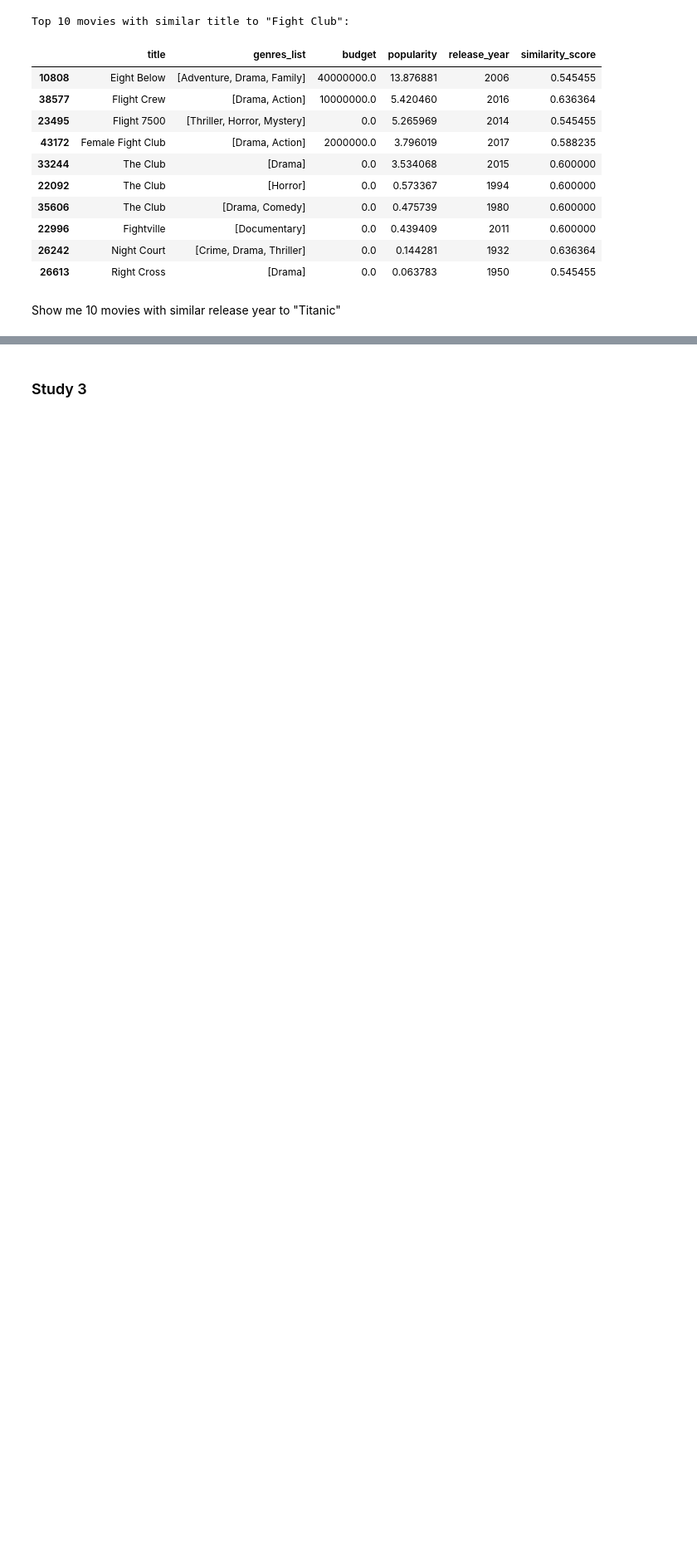
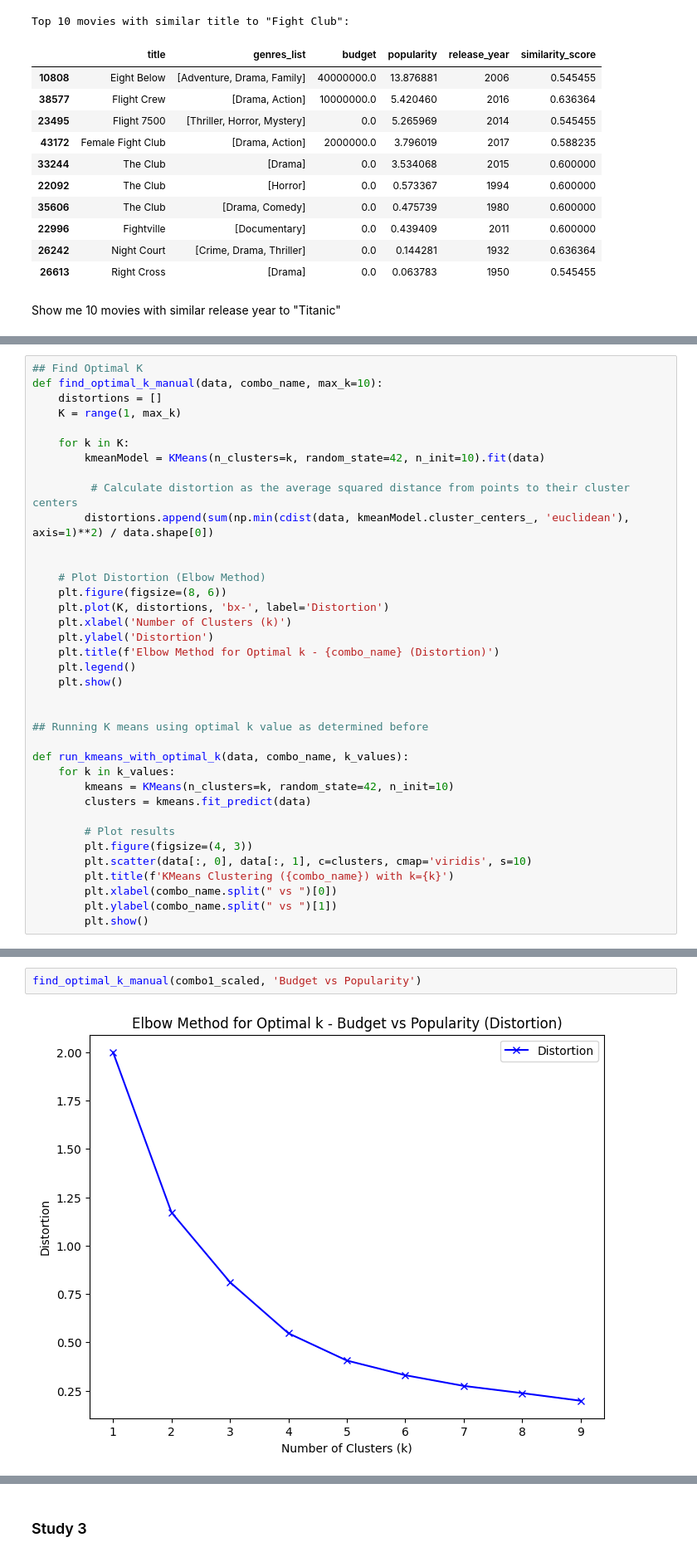
Before and after one commit to maddierioux/CSI4142_A4, a Jupyter notebook: Studies.ipynb, the cells around one changed output, grey strips where cells are left out. Shown at 83% size. Cells and saved outputs as stored; diff of their text form; blank space fills up the shorter version.

```diff
--- a/Studies.ipynb
+++ b/Studies.ipynb
@@ -588,0 +704,37 @@ Top 10 movies with similar release year to "Titanic":
+# %%
+## Find Optimal K
+def find_optimal_k_manual(data, combo_name, max_k=10):
+    distortions = []
+    K = range(1, max_k)
+
+    for k in K:
+        kmeanModel = KMeans(n_clusters=k, random_state=42, n_init=10).fit(data)
+
+         # Calculate distortion as the average squared distance from points to their cluster centers
+        distortions.append(sum(np.min(cdist(data, kmeanModel.cluster_centers_, 'euclidean'), axis=1)**2) / data.shape[0])
+
+
+    # Plot Distortion (Elbow Method)
+    plt.figure(figsize=(8, 6))
+    plt.plot(K, distortions, 'bx-', label='Distortion')
+    plt.xlabel('Number of Clusters (k)')
+    plt.ylabel('Distortion')
+    plt.title(f'Elbow Method for Optimal k - {combo_name} (Distortion)')
+    plt.legend()
+    plt.show()
+
+
+## Running K means using optimal k value as determined before
+
+def run_kmeans_with_optimal_k(data, combo_name, k_values):
+    for k in k_values:
+        kmeans = KMeans(n_clusters=k, random_state=42, n_init=10)
+        clusters = kmeans.fit_predict(data)
+
+        # Plot results
+        plt.figure(figsize=(4, 3))
+        plt.scatter(data[:, 0], data[:, 1], c=clusters, cmap='viridis', s=10)
+        plt.title(f'KMeans Clustering ({combo_name}) with k={k}')
+        plt.xlabel(combo_name.split(" vs ")[0])
+        plt.ylabel(combo_name.split(" vs ")[1])
+        plt.show()
@@ -659,0 +767,4 @@ KeyError: ('budget', 'popularity')
+# %%
+find_optimal_k_manual(combo1_scaled, 'Budget vs Popularity')
+# %% [output]
+[figure, added]
```
Also changed, not shown: parts of 52 cells of this notebook.
